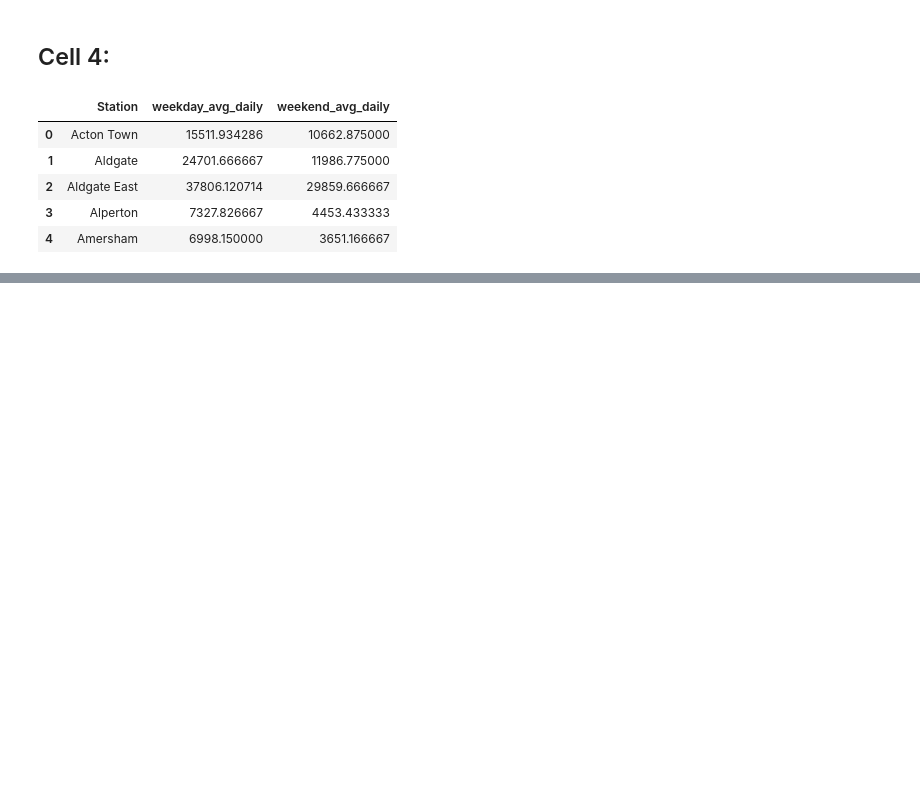
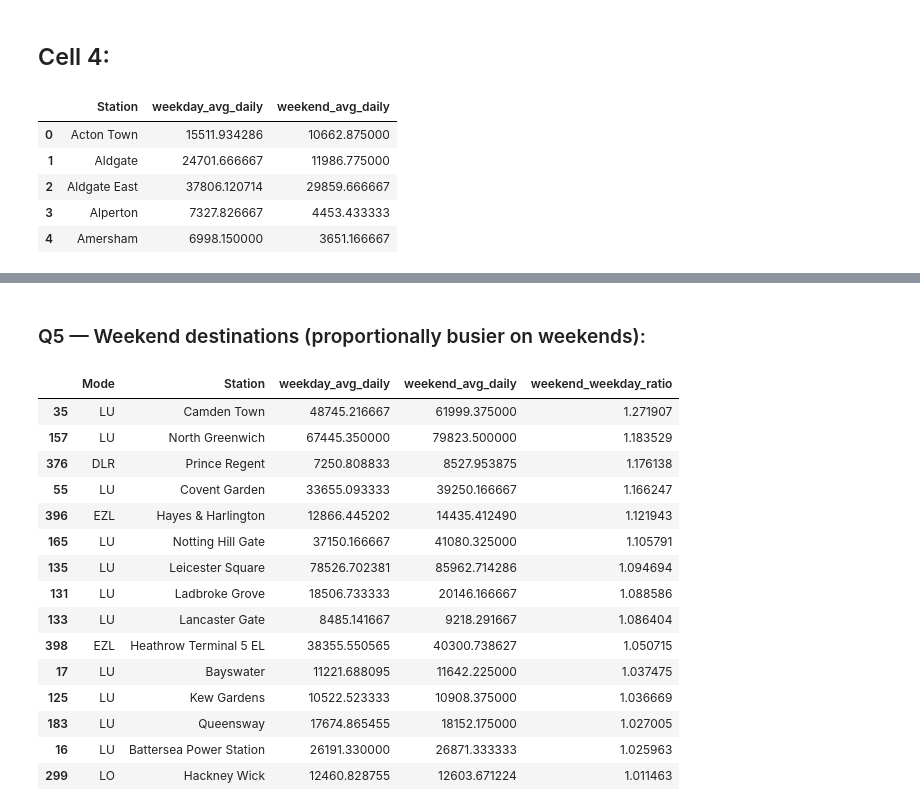
Before and after one commit to gurvinder604/london-underground-passenger-demand-2025, a Jupyter notebook: notebooks/02_eda_business_questions.ipynb, the cells around one changed output, grey strips where cells are left out. Drawn from its saved outputs; the diff is of its cells as text; code cells hidden in the pictures; blank space fills up the shorter version.

```diff
--- a/notebooks/02_eda_business_questions.ipynb
+++ b/notebooks/02_eda_business_questions.ipynb
@@ -108,0 +177,22 @@ day_level_df[['Station', 'weekday_avg_daily', 'weekend_avg_daily']].head()
+# %% [markdown]
+### Q5 — Weekend destinations (proportionally busier on weekends):
+# %%
+weekend_destinations = day_level_df.sort_values('weekend_weekday_ratio', ascending=False).head(15)
+weekend_destinations[['Mode', 'Station', 'weekday_avg_daily', 'weekend_avg_daily', 'weekend_weekday_ratio']]
+# %% [output]
+|  | Mode | Station | weekday_avg_daily | weekend_avg_daily | weekend_weekday_ratio |
+| 35 | LU | Camden Town | 48745.216667 | 61999.375000 | 1.271907 |
+| 157 | LU | North Greenwich | 67445.350000 | 79823.500000 | 1.183529 |
+| 376 | DLR | Prince Regent | 7250.808833 | 8527.953875 | 1.176138 |
+| 55 | LU | Covent Garden | 33655.093333 | 39250.166667 | 1.166247 |
+| 396 | EZL | Hayes & Harlington | 12866.445202 | 14435.412490 | 1.121943 |
+| 165 | LU | Notting Hill Gate | 37150.166667 | 41080.325000 | 1.105791 |
+| 135 | LU | Leicester Square | 78526.702381 | 85962.714286 | 1.094694 |
+| 131 | LU | Ladbroke Grove | 18506.733333 | 20146.166667 | 1.088586 |
+| 133 | LU | Lancaster Gate | 8485.141667 | 9218.291667 | 1.086404 |
+| 398 | EZL | Heathrow Terminal 5 EL | 38355.550565 | 40300.738627 | 1.050715 |
+| 17 | LU | Bayswater | 11221.688095 | 11642.225000 | 1.037475 |
+| 125 | LU | Kew Gardens | 10522.523333 | 10908.375000 | 1.036669 |
+| 183 | LU | Queensway | 17674.865455 | 18152.175000 | 1.027005 |
+| 16 | LU | Battersea Power Station | 26191.330000 | 26871.333333 | 1.025963 |
+| 299 | LO | Hackney Wick | 12460.828755 | 12603.671224 | 1.011463 |
```
Also changed, not shown: parts of 6 cells of this notebook.
